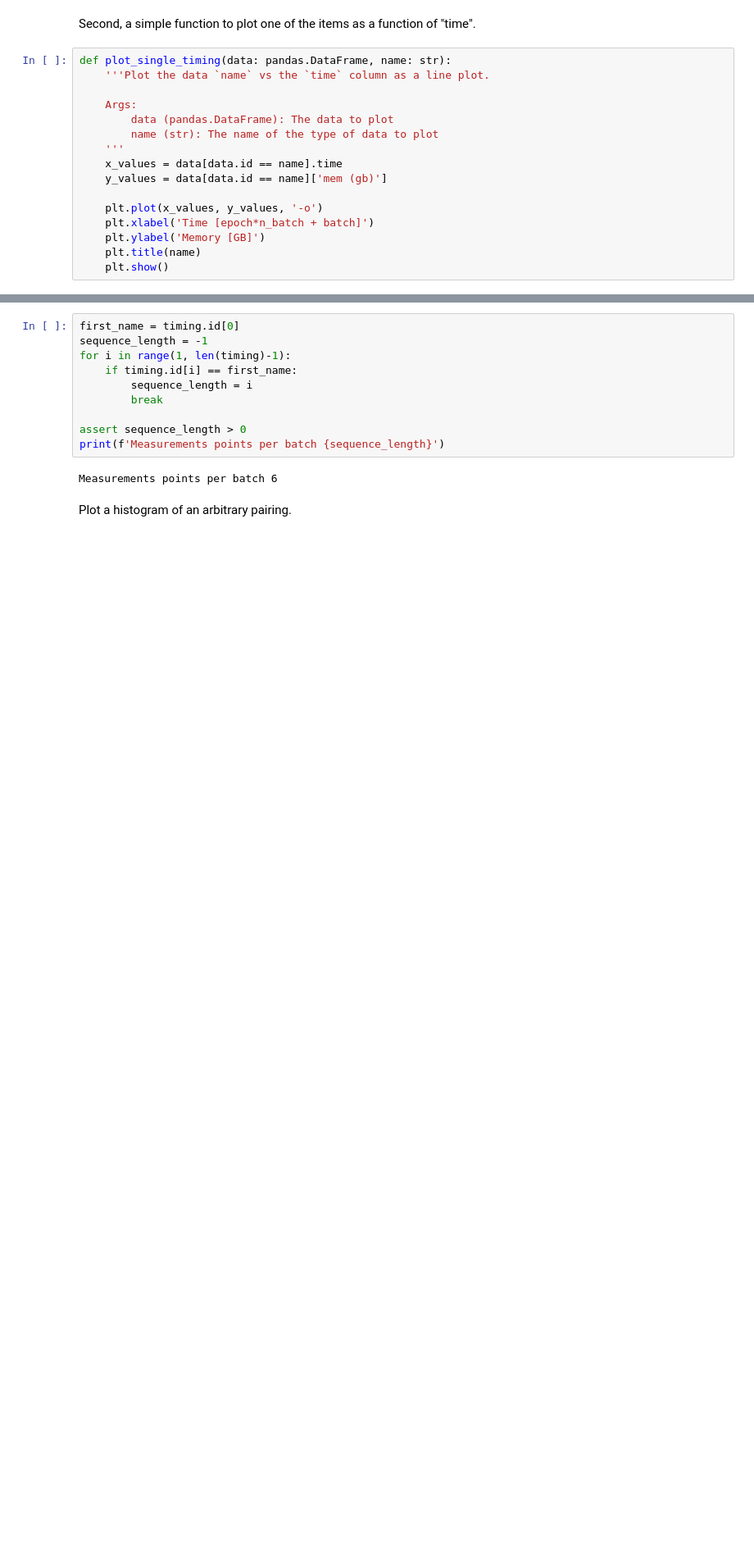
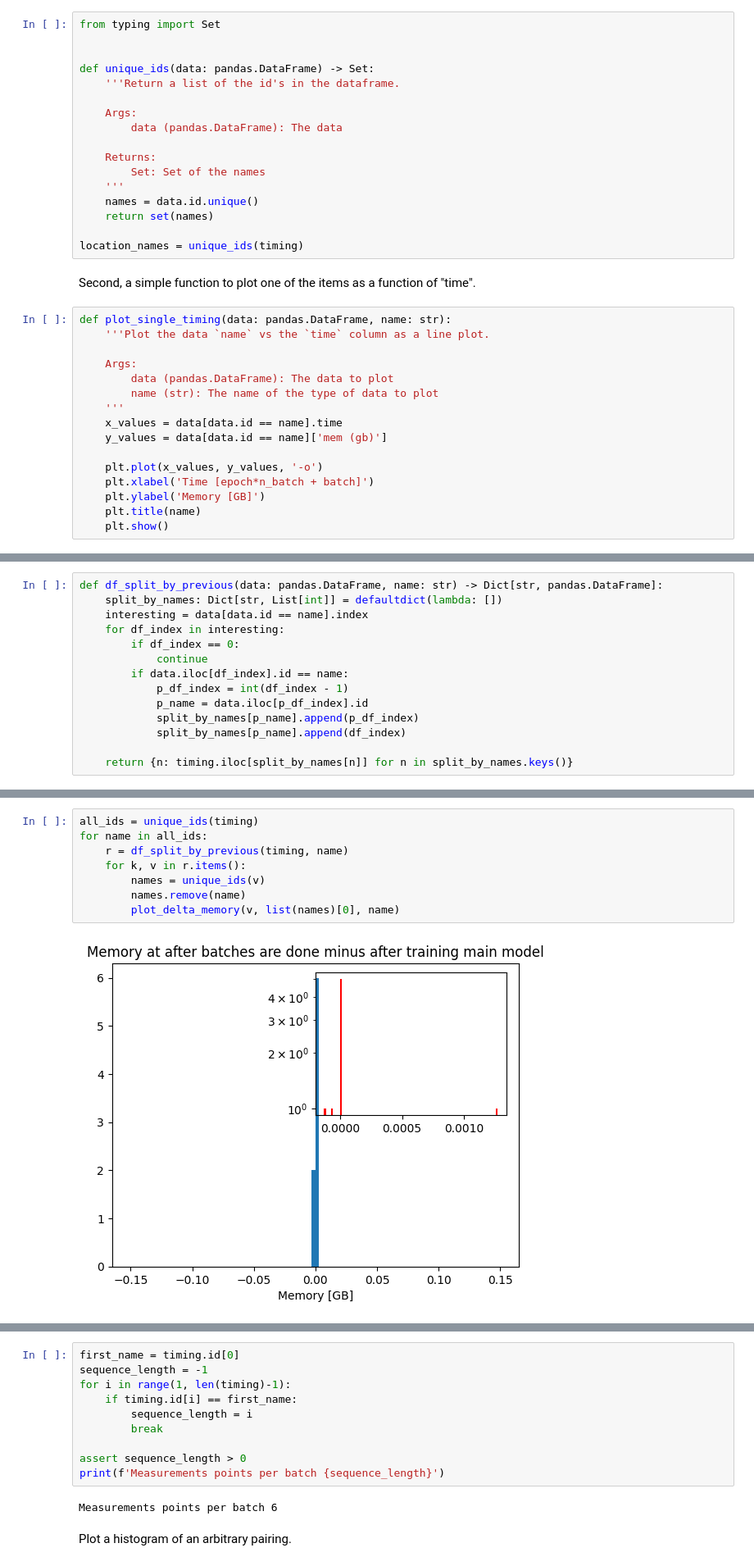
Before and after one commit to gordonwatts/training-memory, a Jupyter notebook: looking.ipynb, the cells around one changed output, grey strips where cells are left out. Shown at 82% size. Drawn from its saved outputs; the diff is of its cells as text; blank space fills up the shorter version.

Commit message:
More fine-grained plotting

```diff
--- a/looking.ipynb
+++ b/looking.ipynb
@@ -62,3 +54,20 @@ array(['before training anything', 'before training adversary (1)',
+# %%
+from typing import Set
+
+
+def unique_ids(data: pandas.DataFrame) -> Set:
+    '''Return a list of the id's in the dataframe.
+
+    Args:
+        data (pandas.DataFrame): The data
+
+    Returns:
+        Set: Set of the names
+    '''
+    names = data.id.unique()
+    return set(names)
+
+location_names = unique_ids(timing)
 # %% [markdown]
 Second, a simple function to plot one of the items as a function of "time".
 # %%
@@ -100,0 +110,14 @@ First, get a list of the steps in order. Slightly non-trivial in case the same n
+# %%
+def df_split_by_previous(data: pandas.DataFrame, name: str) -> Dict[str, pandas.DataFrame]:
+    split_by_names: Dict[str, List[int]] = defaultdict(lambda: [])
+    interesting = data[data.id == name].index
+    for df_index in interesting:
+        if df_index == 0:
+            continue
+        if data.iloc[df_index].id == name:
+            p_df_index = int(df_index - 1)
+            p_name = data.iloc[p_df_index].id
+            split_by_names[p_name].append(p_df_index)
+            split_by_names[p_name].append(df_index)
+
+    return {n: timing.iloc[split_by_names[n]] for n in split_by_names.keys()}
@@ -100,0 +166,10 @@ First, get a list of the steps in order. Slightly non-trivial in case the same n
+# %%
+all_ids = unique_ids(timing)
+for name in all_ids:
+    r = df_split_by_previous(timing, name)
+    for k, v in r.items():
+        names = unique_ids(v)
+        names.remove(name)
+        plot_delta_memory(v, list(names)[0], name)
+# %% [output]
+[figure, added]
```
Also changed, not shown: parts of 12 cells of this notebook.
